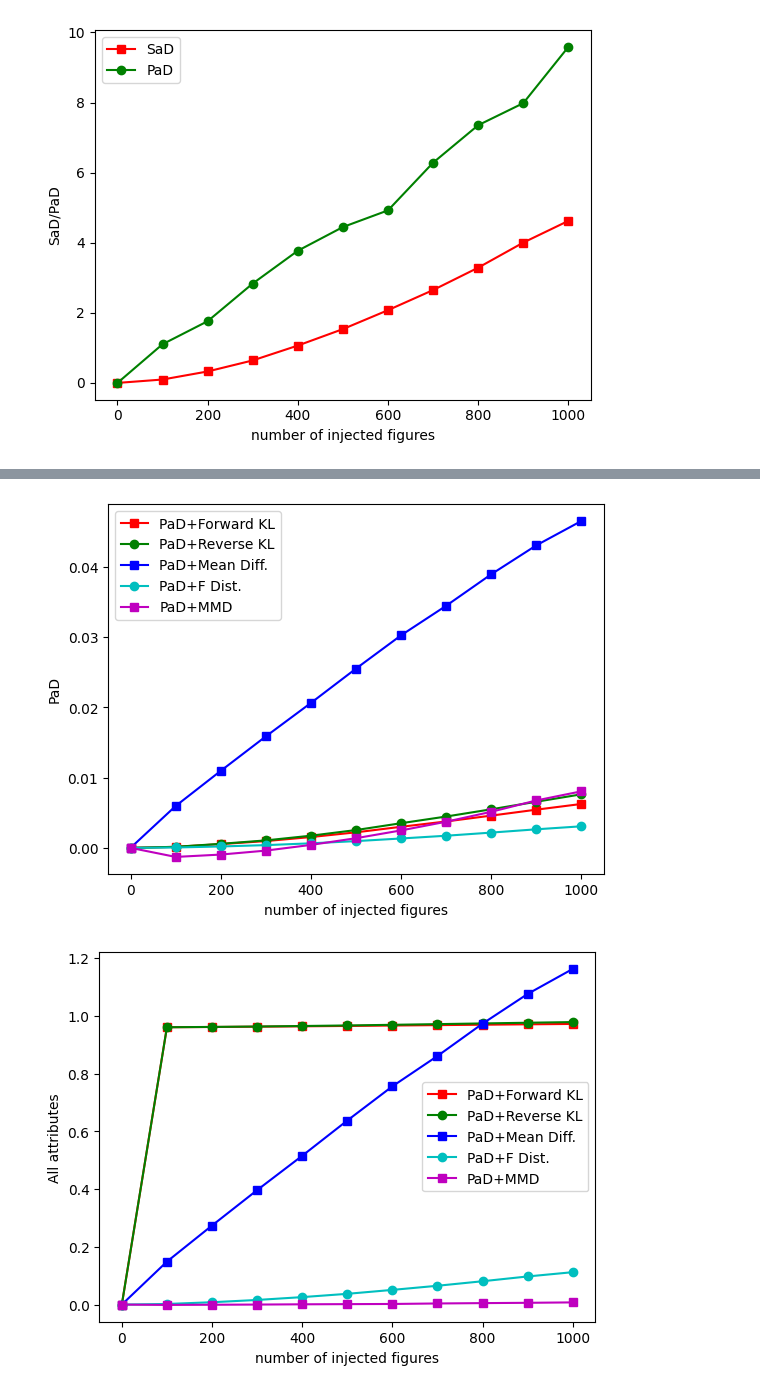
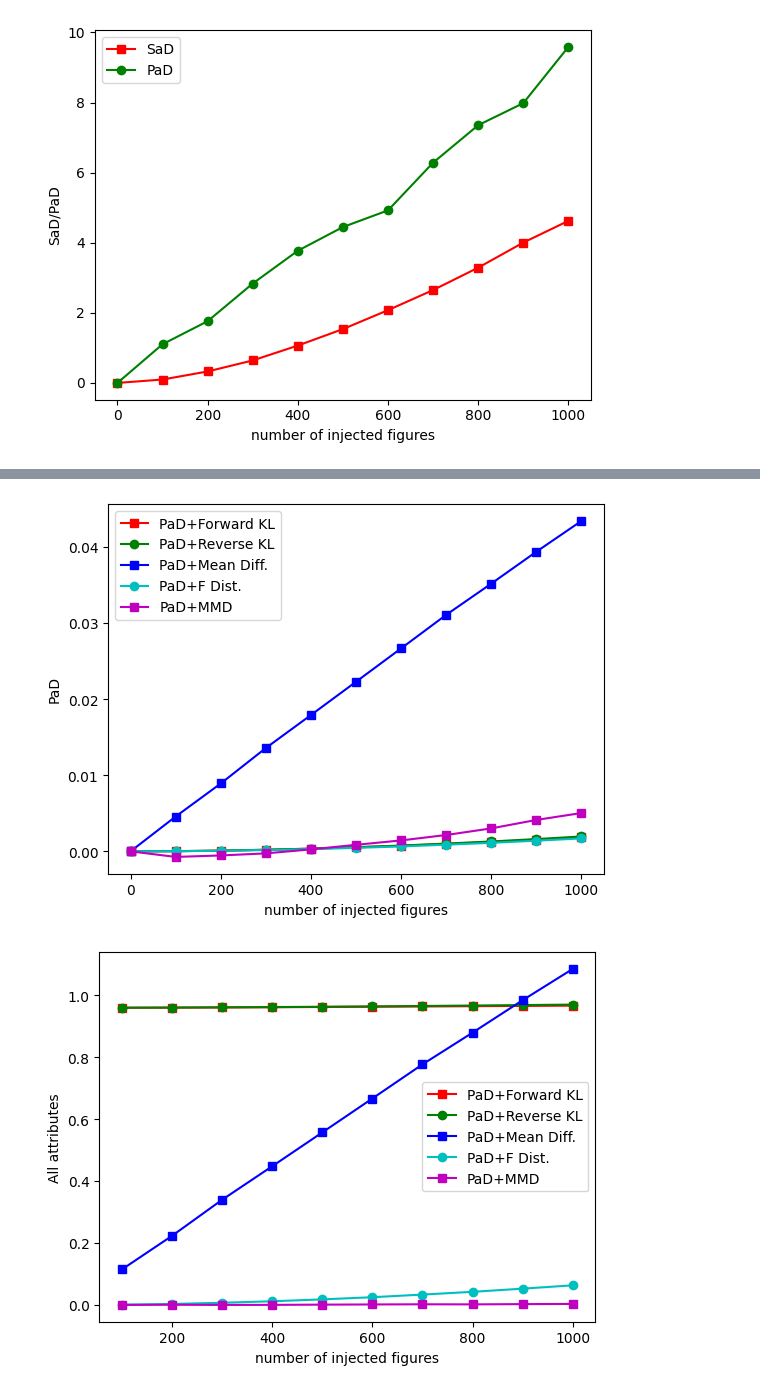
Before and after one commit to wwwfan628/ra_clipscore, a Jupyter notebook: notebooks/plot_figures_20250114.ipynb, the cells around one changed output, grey strips where cells are left out. Drawn from its saved outputs; the diff is of its cells as text; code cells hidden in the pictures.

```diff
--- a/notebooks/plot_figures_20250114.ipynb
+++ b/notebooks/plot_figures_20250114.ipynb
@@ -123,8 +126,9 @@ plt.show()
 x = list(range(0,1100,100))#点的横坐标
 # read experiment results from the path
 # base_path = '/Users/yifanlu/Desktop/20250114_fig/HCS'
-base_path = '/Users/yifanlu/Desktop/20250130_figs/results_dir/HCS'
-dirs = sorted((f for f in os.listdir(base_path) if f.startswith("CelebA_5K")), key=my_key)
+# base_path = '/Users/yifanlu/Desktop/20250130_figs/results_dir/HCS'
+base_path = '/Users/yifanlu/PycharmProjects/interpretable_evaluation_metrics/results_dir/celebA_50_USER_HCS'
+dirs = sorted((f for f in os.listdir(base_path) if f.startswith("CelebA5k")), key=my_key)
 
 pad_fkl = [0]
 pad_rkl = [0]
@@ -160,8 +164,9 @@ plt.show()
 x = list(range(0,1100,100))#点的横坐标
 # read experiment results from the path
 # base_path = '/Users/yifanlu/Desktop/20250114_fig/HCS'
-base_path = '/Users/yifanlu/Desktop/20250130_figs/results_dir/HCS'
-dirs = sorted((f for f in os.listdir(base_path) if f.startswith("CelebA_5K")), key=my_key)
+# base_path = '/Users/yifanlu/Desktop/20250130_figs/results_dir/HCS'
+base_path = '/Users/yifanlu/PycharmProjects/interpretable_evaluation_metrics/results_dir/celebA_50_USER_HCS'
+dirs = sorted((f for f in os.listdir(base_path) if f.startswith("CelebA5k")), key=my_key)
 
 pad_fkl = [0]
 pad_rkl = [0]
@@ -197,8 +202,9 @@ plt.show()
 x = list(range(0,1100,100))#点的横坐标
 # read experiment results from the path
 # base_path = '/Users/yifanlu/Desktop/20250114_fig/dualCS'
-base_path = '/Users/yifanlu/Desktop/20250130_figs/results_dir/dualCS'
-dirs = sorted((f for f in os.listdir(base_path) if f.startswith("CelebA_5K")), key=my_key)
+# base_path = '/Users/yifanlu/Desktop/20250130_figs/results_dir/dualCS'
+base_path = '/Users/yifanlu/PycharmProjects/interpretable_evaluation_metrics/results_dir/celebA_50_USER_dualCS'
+dirs = sorted((f for f in os.listdir(base_path) if f.startswith("CelebA5k")), key=my_key)
 
 sad_fkl = [0]
 sad_rkl = [0]
@@ -234,8 +240,9 @@ plt.show()
 x = list(range(0,1100,100))#点的横坐标
 # read experiment results from the path
 # base_path = '/Users/yifanlu/Desktop/20250114_fig/dualCS'
-base_path = '/Users/yifanlu/Desktop/20250130_figs/results_dir/dualCS'
-dirs = sorted((f for f in os.listdir(base_path) if f.startswith("CelebA_5K")), key=my_key)
+# base_path = '/Users/yifanlu/Desktop/20250130_figs/results_dir/dualCS'
+base_path = '/Users/yifanlu/PycharmProjects/interpretable_evaluation_metrics/results_dir/celebA_50_USER_dualCS'
+dirs = sorted((f for f in os.listdir(base_path) if f.startswith("CelebA5k")), key=my_key)
 
 pad_fkl = [0]
 pad_rkl = [0]
@@ -265,41 +272,42 @@ plt.legend(loc = "best")#图例
 plt.savefig('dualcs_pad.png', bbox_inches='tight')
 plt.show()
 # %% [output]
-[figure, old version]
+[figure, new version]
 # %%
 #折线图
-x = list(range(0,1100,100))#点的横坐标
+x = list(range(100,1100,100))#点的横坐标
 # read experiment results from the path
 # base_path = '/Users/yifanlu/Desktop/20250114_fig/dualCS'
-base_path = '/Users/yifanlu/Desktop/20250130_figs/results_dir/dualCS'
-dirs = sorted((f for f in os.listdir(base_path) if f.startswith("CelebA_5K")), key=my_key)
+# base_path = '/Users/yifanlu/Desktop/20250130_figs/results_dir/dualCS'
+base_path = '/Users/yifanlu/PycharmProjects/interpretable_evaluation_metrics/results_dir/celebA_50_USER_dualCS'
+dirs = sorted((f for f in os.listdir(base_path) if f.startswith("CelebA5k")), key=my_key)
 
-pad_fkl = [0]
-pad_rkl = [0]
-pad_md = [0]
-pad_fd = [0]
-pad_mmd = [0]
+pad_fkl = []
+pad_rkl = []
+pad_md = []
+pad_fd = []
+pad_mmd = []
 
 for dir in dirs:
     dir_path = os.path.join(base_path, dir)
     with open(f'{dir_path}/experiment_results_dict.pkl', 'rb') as f:
         results = pickle.load(f)
         pad_fkl.append(results['forward_KL_all']/25.)
         pad_rkl.append(results['reverse_KL_all']/25.)
         pad_md.append(results['mean_difference_all'])
         pad_fd.append(results['f_distance_all'])
         pad_mmd.append(results['kernel_distance_all'])
 
 plt.plot(x,pad_fkl,'s-',color = 'r',label="PaD+Forward KL")#s-:方形
 plt.plot(x,pad_rkl,'o-',color = 'g',label="PaD+Reverse KL")#o-:圆形
 plt.plot(x,pad_md,'s-',color = 'b',label="PaD+Mean Diff.")#s-:方形
 plt.plot(x,pad_fd,'o-',color = 'c',label="PaD+F Dist.")#o-:圆形
 plt.plot(x,pad_mmd,'s-',color = 'm',label="PaD+MMD")#s-:方形
 
 plt.xlabel("number of injected figures")#横坐标名字
 plt.ylabel("All attributes")#纵坐标名字
 plt.legend(loc = "best")#图例
 plt.savefig('dualcs_all.png', bbox_inches='tight')
 plt.show()
 # %% [output]
-[figure, old version]
+[figure, new version]
```
Also changed, not shown: parts of 17 cells of this notebook, 2 other files.
